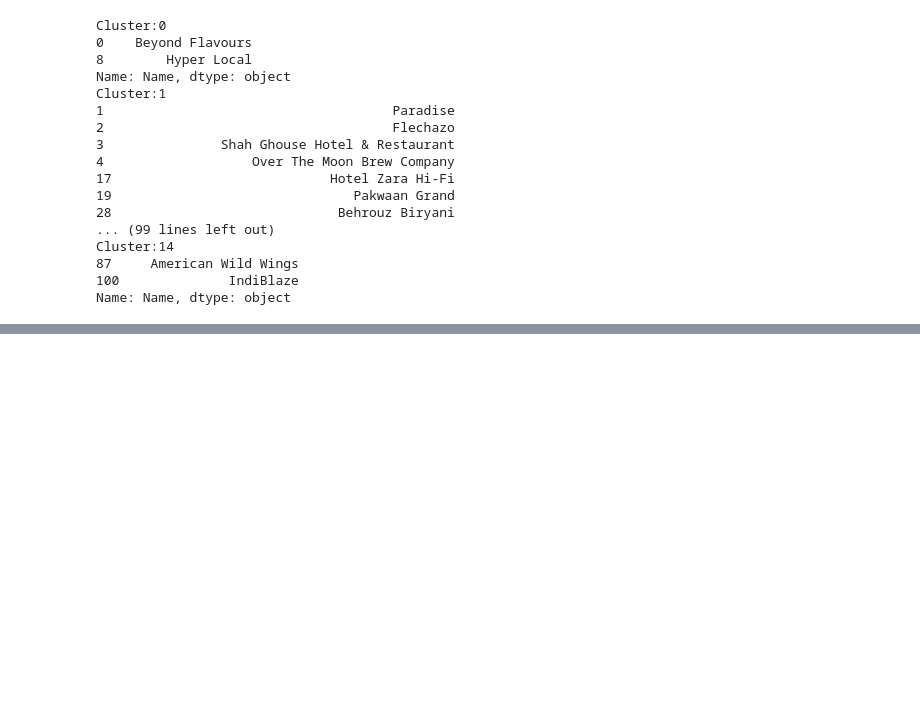
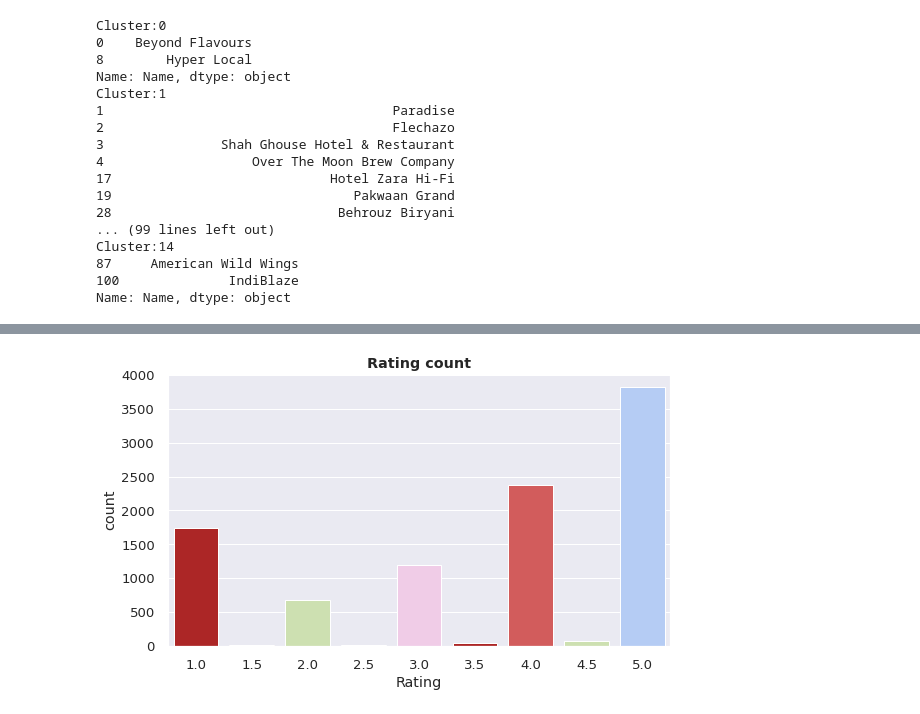
Before and after one commit to Sriharish19/SH_Zomato-Restaurant-Clustering-and-Sentiment-Analysis, a Jupyter notebook: SH_Zomato_Restaurant_Clustering_and_Sentiment_Analysis.ipynb, the cells around one changed output, grey strips where cells are left out. Saved outputs shown, nothing was run; the diff lists cells and outputs as text; code cells hidden in the pictures; blank space fills up the shorter version.

```diff
--- a/SH_Zomato_Restaurant_Clustering_and_Sentiment_Analysis.ipynb
+++ b/SH_Zomato_Restaurant_Clustering_and_Sentiment_Analysis.ipynb
@@ -802,0 +805,3 @@ Name: Name, dtype: object
+# %%
+# Loading the CSV file
+df_r = pd.read_csv('/content/Mydrive/MyDrive/Capstone-5 Zomato/Copy of Zomato Restaurant reviews.csv')
@@ -802,0 +841,10 @@ Name: Name, dtype: object
+# %%
+# Null values treatment
+# Dropping rows with Null values
+df_r = df_r.dropna(axis =0)
+# %%
+# Some observations in 'Rating' feature contains a String 'Like'
+# Dropping row with string('Like') in rating
+i = df_r[df_r['Rating']=='Like'].index
+print('Index of the observation with String "Like":',i)
+df_r.drop(i,inplace=True)
@@ -802,0 +853,3 @@ Name: Name, dtype: object
+# %%
+# Converting 'Rating' feature to Float datatype
+df_r['Rating'] = df_r['Rating'].apply(lambda x: float(x))
@@ -802,0 +871,9 @@ Name: Name, dtype: object
+# %%
+# Count plot for Rating
+plt.figure(figsize = (9,5))
+sns.set(font_scale = 1.2)
+sns.countplot(x='Rating',data = df_r,palette = ['#C21010','#E64848','#CFE8A9','#ABC9FF','#F6C6EA'])
+plt.title('Rating count',fontweight = 'bold')
+plt.show()
+# %% [output]
+[figure, added]
```
Also changed, not shown: parts of 106 cells of this notebook.
